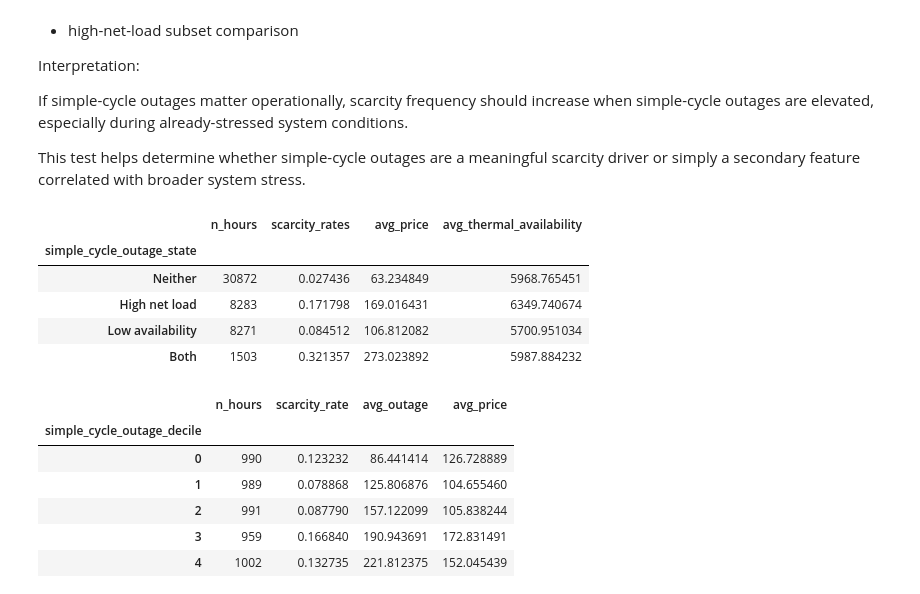
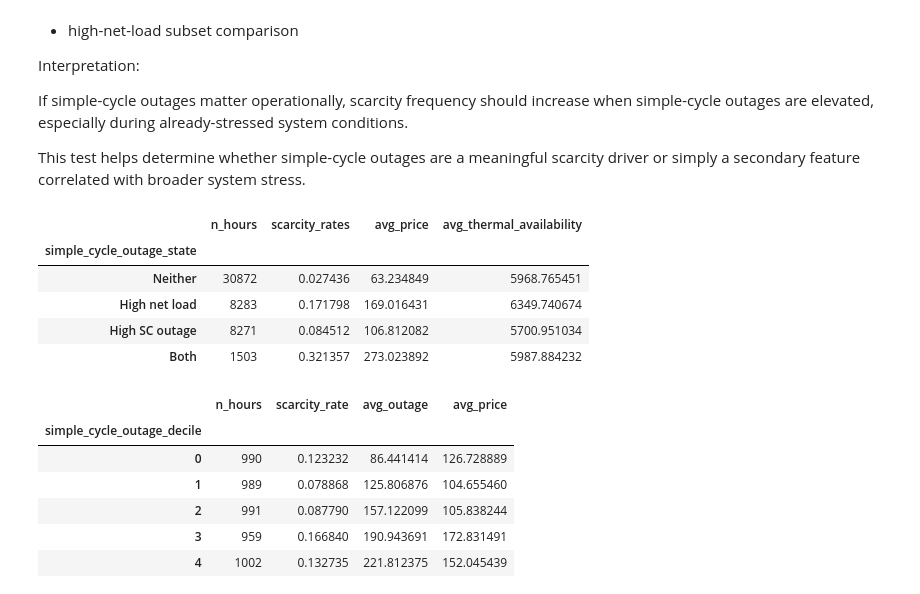
Before and after one commit to bhasein/alberta-power-market, a Jupyter notebook: notebooks/07_supply_constraints_and_scarcity.ipynb, the cells around one changed output. Drawn from its saved outputs; the diff is of its cells as text; code cells hidden in the pictures.

```diff
--- a/notebooks/07_supply_constraints_and_scarcity.ipynb
+++ b/notebooks/07_supply_constraints_and_scarcity.ipynb
@@ -1375,39 +1379,39 @@ conditions = [
 labels = [
     'Neither',
     'High net load',
-    'Low availability',
+    'High SC outage',
     'Both'
 ]
 
 # creat simple cycleoutage state column selecting conditions, and corresponding labels
 df['simple_cycle_outage_state'] = np.select(
     conditions,
     labels,
     default = 'unknown'
 )
 
 # groupby simple cycle outage state conditions
 simple_cycle_outage_state_summary = (
     # for each new dataframe calculate some summary statistics
     df.groupby('simple_cycle_outage_state').agg(
         # create n_hours column for size of scarcity events within each condition
         n_hours = ('scarcity_event', 'size'),
         # create scarcity rate mean for each condition
         scarcity_rates = ('scarcity_event', 'mean'),
         # create average price mean for each condition
         avg_price = ('price__ACTUAL_POOL_PRICE', 'mean'),
         # create mean thermal availability for each condition
         avg_thermal_availability = ('thermal_availability', 'mean'),
     ).reindex(labels)
 )
 
 simple_cycle_outage_state_summary
 # %% [output]
 |  | n_hours | scarcity_rates | avg_price | avg_thermal_availability |
 | simple_cycle_outage_state |  |  |  |  |
 | Neither | 30872 | 0.027436 | 63.234849 | 5968.765451 |
 | High net load | 8283 | 0.171798 | 169.016431 | 6349.740674 |
-| Low availability | 8271 | 0.084512 | 106.812082 | 5700.951034 |
+| High SC outage | 8271 | 0.084512 | 106.812082 | 5700.951034 |
 | Both | 1503 | 0.321357 | 273.023892 | 5987.884232 |
 # %%
 # define high net load as net load above the 80th percentile
```
Also changed, not shown: parts of 3 cells of this notebook.
